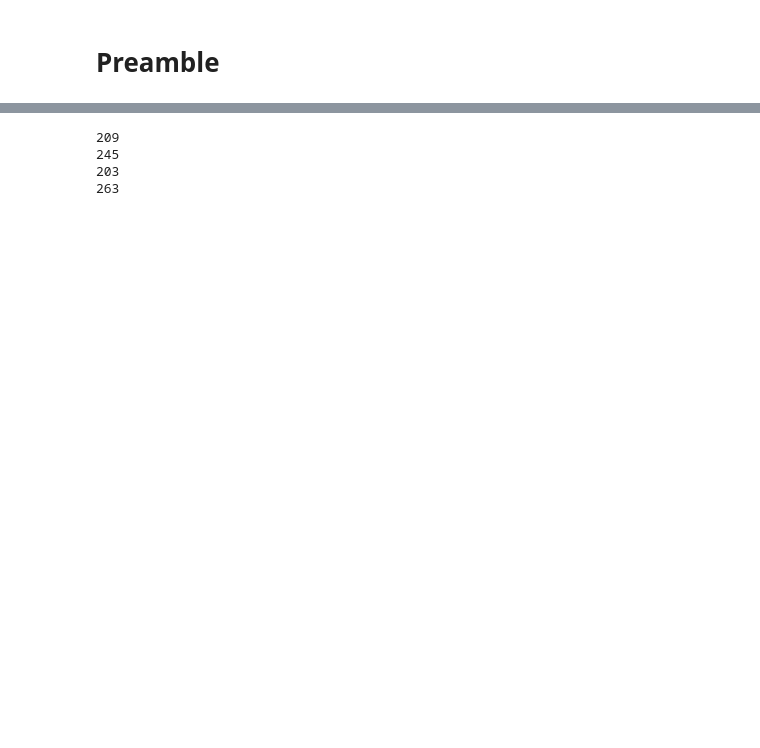
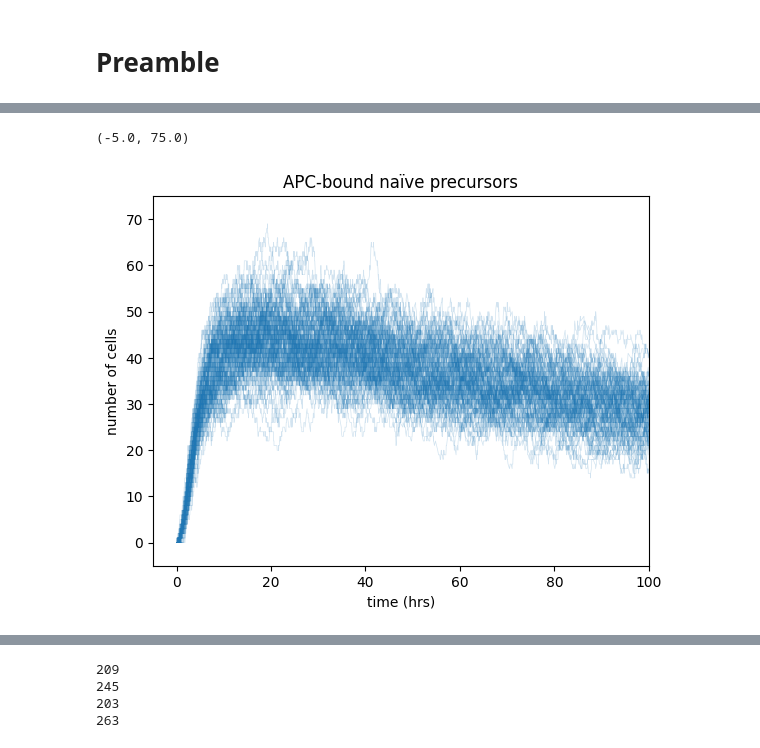
Before and after one commit to ericgai/ln_dynamics_simulation, a Jupyter notebook: analysis.ipynb, the cells around one changed output, grey strips where cells are left out. Drawn from its saved outputs; the diff is of its cells as text; code cells hidden in the pictures; blank space fills up the shorter version.

```diff
--- a/analysis.ipynb
+++ b/analysis.ipynb
@@ -7,0 +121,24 @@ import pickle
+# %%
+fig,ax=plt.subplots()
+for _ in range(100):
+    simulation=ln_cells(diffusivity=1000,mode='Mandl',recruit_fact=5)
+    n_steps=3000
+    container=np.zeros((3,n_steps))
+    t=np.zeros(n_steps)
+    for i in range(n_steps):
+        simulation.step()
+        container[0,i]=np.sum(simulation.interacting)
+        container[1,i]=simulation.n_naive_free
+        container[2,i]=simulation.n_active
+        t[i]=simulation.t
+    ax.plot(t,container[0],label='APC-bound',c='C0',alpha=0.2,linewidth=0.5)
+
+# ax.legend()
+ax.set_xlabel('time (hrs)')
+ax.set_ylabel('number of cells')
+ax.set_title('APC-bound naïve precursors')
+ax.set_xlim(-5,100)
+ax.set_ylim(-5,75)
+# %% [output]
+(-5.0, 75.0)
+[figure, added]
```
Also changed, not shown: parts of 53 cells of this notebook, 6 other files.
